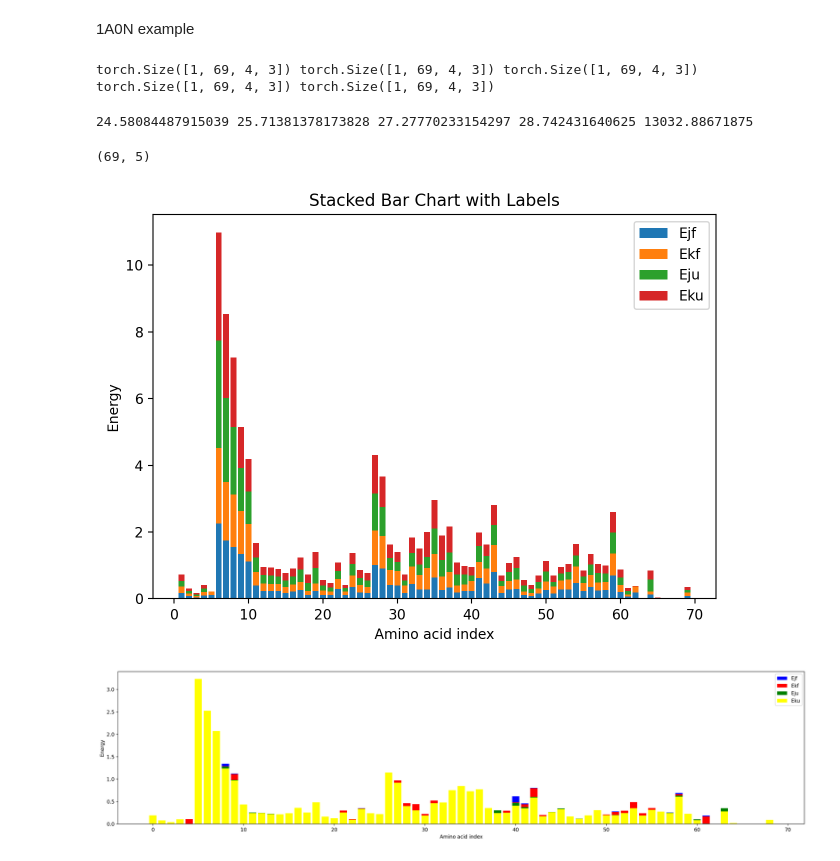
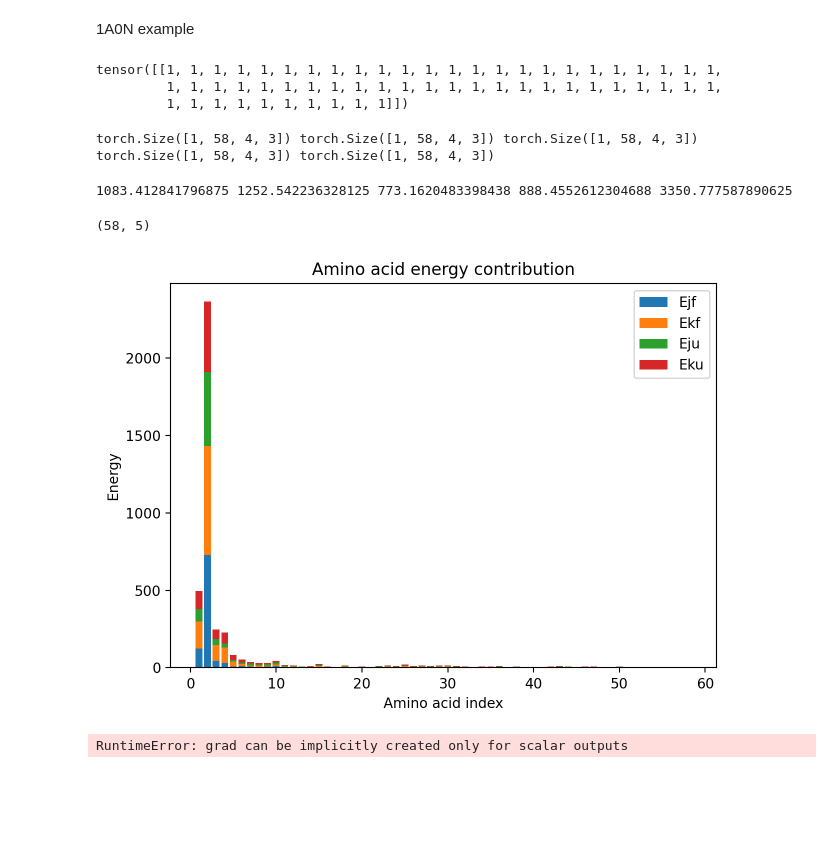
Before and after one commit to nissimbrami/DeepEF-Thesis, a Jupyter notebook: experiments/thermodybamic inference.ipynb, the cells around one changed output. Cells and saved outputs as stored; diff of their text form; code cells hidden in the pictures; blank space fills up the shorter version.

```diff
--- a/experiments/thermodybamic inference.ipynb
+++ b/experiments/thermodybamic inference.ipynb
@@ -123,6 +123,8 @@ def add_cb(crd_coords):
         return crd_coords
 # %%
 item_path = './data/casp12_data_100/train/1A0N_2_B'
+item_path = './data/casp12_data_100/train/1WR4_1_A'
+item_path = './data/casp12_data_100/train/2B89_1_A'
 # load data
 id = torch.load(item_path + '/id.pt')
 crd_backbone = torch.tensor(torch.load(item_path + '/crd_backbone.pt'),dtype=torch.get_default_dtype()) #backbone coordinates N,Calpha,C
@@ -145,6 +147,12 @@ seq_mut =  torch.load(item_path + '/seq_mut.pt')
 # proT5_mut = torch.zeros((len(seq),1024)) # for testing
 # seq_mut = seq # for testing
 id, crd_backbone, mask, seq_one_hot, seq,ang_backbone, ang, proT5_emb, proT5_mut,seq_mut = [id], crd_backbone.unsqueeze(0), mask.unsqueeze(0), seq_one_hot.unsqueeze(0), [seq],ang_backbone.unsqueeze(0), ang.unsqueeze(0), proT5_emb.unsqueeze(0), proT5_mut.unsqueeze(0),[seq_mut]
+# %%
+print(mask)
+# %% [output]
+tensor([[1, 1, 1, 1, 1, 1, 1, 1, 1, 1, 1, 1, 1, 1, 1, 1, 1, 1, 1, 1, 1, 1, 1, 1,
+         1, 1, 1, 1, 1, 1, 1, 1, 1, 1, 1, 1, 1, 1, 1, 1, 1, 1, 1, 1, 1, 1, 1, 1,
+         1, 1, 1, 1, 1, 1, 1, 1, 1, 1]])
 # %%
 # evaluate model
 model.eval()
@@ -194,65 +202,48 @@ X = torch.cat((Xjf,Xkf,Xju,Xku,Xd),dim=0)
 E = model(X)
 Ejf, Ekf, Eju, Eku, Exd = E[0], E[1], E[2], E[3], E[4]
 # %% [output]
-torch.Size([1, 69, 4, 3]) torch.Size([1, 69, 4, 3]) torch.Size([1, 69, 4, 3]) torch.Size([1, 69, 4, 3]) torch.Size([1, 69, 4, 3])
+torch.Size([1, 58, 4, 3]) torch.Size([1, 58, 4, 3]) torch.Size([1, 58, 4, 3]) torch.Size([1, 58, 4, 3]) torch.Size([1, 58, 4, 3])
 # %%
 print(Ejf.item(), Ekf.item(), Eju.item(), Eku.item(), Exd.item())
 # %% [output]
-24.58084487915039 25.71381378173828 27.27770233154297 28.742431640625 13032.88671875
+1083.412841796875 1252.542236328125 773.1620483398438 888.4552612304688 3350.777587890625
 # %%
 E = model(X,f_type = 'A_inference')
 # E = E.squeeze()
 Ejf, Ekf, Eju, Eku, Exd = E[0], E[1], E[2], E[3], E[4]
 # %%
 # Categories (x-axis labels)
-categories = np.arange(1, 70)  # Assuming 69 data points
+nodes = Ejf.shape[0]
+categories = np.arange(1, nodes+1)  # Assuming 69 data points
 
 
 # Combine the data into a single array
 data = np.hstack((Ejf.detach().cpu().numpy()**2, Ekf.detach().cpu().numpy()**2, Eju.detach().cpu().numpy()**2, Eku.detach().cpu().numpy()**2, Exd.detach().cpu().numpy()**2))
 print(data.shape)
 # Create the figure and axis objects
 fig, ax = plt.subplots()
 
 # Create the stacked bar chart
 ax.bar(categories, data[:, 0], label='Ejf')
 bottom = data[:, 0]
 for i in range(1, data.shape[1]-1):
     ax.bar(categories, data[:, i], bottom=bottom, label=['Ejf', 'Ekf', 'Eju', 'Eku'][i])
     bottom += data[:, i]
 
 # Set labels, title, and legend
 plt.xlabel('Amino acid index')
 plt.ylabel('Energy')
-ax.set_title('Stacked Bar Chart with Labels')
+ax.set_title('Amino acid energy contribution')
 ax.legend()
 
 # Display the plot
 plt.tight_layout()
 plt.show()
 # %% [output]
-(69, 5)
+(58, 5)
-[figure, old version]
+[figure, new version]
-# %%
-# plot the energy in bar plot
-amino_acid_range = np.arange(0, len(Ejf))
-plt.figure(figsize=(20, 5))
-# plot the bars next to each other
-
-plt.bar(amino_acid_range, Ejf.detach().cpu().numpy()**2, color='blue', label='Ejf')
-plt.bar(amino_acid_range, Ekf.detach().cpu().numpy()**2, color='red', label='Ekf')
-plt.bar(amino_acid_range, Eju.detach().cpu().numpy()**2, color='green', label='Eju')
-plt.bar(amino_acid_range, Eku.detach().cpu().numpy()**2, color='yellow', label='Eku')
-# plt.bar(amino_acid_range, Exd.detach().cpu().numpy()**2, color='black', label='Exd')
-plt.legend()
-plt.xlabel('Amino acid index')
-plt.ylabel('Energy')
-
-# Display the plot
-plt.tight_layout()
-plt.show()
-# %% [output]
-[figure, removed]
 # %%
 grad = torch.autograd.grad(Ejf, Xjf, create_graph=True)[0]
 torch.norm(grad**2)
+# %% [output]
+RuntimeError: grad can be implicitly created only for scalar outputs
```
Also changed, not shown: 2 other files.
